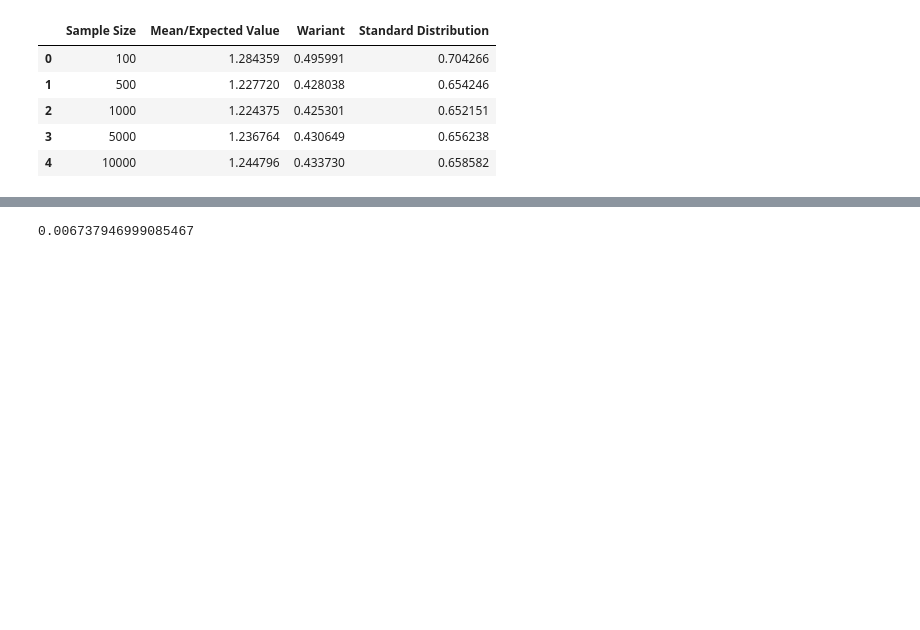
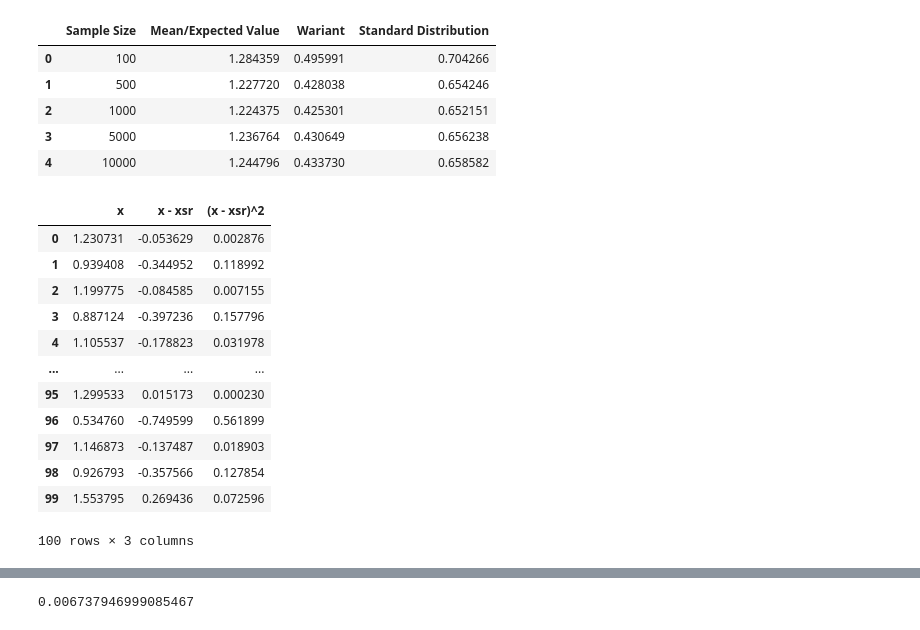
Before and after one commit to slaweksystem/Studia, a Jupyter notebook: Semestr 1/Procesy stochastyczne/zad-1.ipynb, the cells around one changed output, grey strips where cells are left out. Cells and saved outputs as stored; diff of their text form; code cells hidden in the pictures; blank space fills up the shorter version.

```diff
--- a/Semestr 1/Procesy stochastyczne/zad-1.ipynb
+++ b/Semestr 1/Procesy stochastyczne/zad-1.ipynb
@@ -5,9 +5,8 @@ import pandas as pd
 
 np.random.seed(69420)
 
-# Liczba próbek
+# częstotliwość
 n = 10000
-sample_sizes = [100, 500, 1000, 5000, n]
 
 # Parametry symulacji
 sigma = 1.0             # Parametr sigma rozkładu Rayleigha
@@ -15,15 +14,16 @@ sampling_freq = n  # Częstotliwość próbkowania w Hz
 duration = 1            # Czas trwania sygnału w sekundach
 num_samples = int(sampling_freq * duration)  # Liczba próbek
 
+sample_sizes = [100, 500, 1000, 5000, num_samples] # Liczba różnych próbek
+
 # Generowanie szumu Rayleigha
 rayleigh_noise = np.random.rayleigh(scale=sigma, size=num_samples)
 
 # Wizualizacja szumu
 for samples in sample_sizes:
-    x_time = np.array([x/n for x in range(samples)])
+    x_time = np.array([x/n * duration for x in range(samples)])
     plt.figure(figsize=(14, 6))
     plt.plot(x_time, rayleigh_noise[:samples], color="blue", alpha=0.7)
-    #plt.xlim((0,1))
     plt.title(f"Szum o rozkładzie Rayleigha ($\\sigma=1.0$) dla {samples} próbek przy częstotliwości badania: {n}Hz")
     plt.xlabel("Czas (Sekundy)", )
     plt.ylabel("Amplituda")
@@ -100,7 +100,7 @@ for i in range(len(sample_sizes)):
 [figure]
 [figure]
 # %%
-statistic_tables = [pd.DataFrame]
+statistic_tables = []
 summary_table = pd.DataFrame(sample_sizes, columns=["Sample Size"])
 rayleigh_noise_means = []
 rayleigh_noise_wariants = []
@@ -130,6 +130,22 @@ summary_table
 | 2 | 1000 | 1.224375 | 0.425301 | 0.652151 |
 | 3 | 5000 | 1.236764 | 0.430649 | 0.656238 |
 | 4 | 10000 | 1.244796 | 0.433730 | 0.658582 |
+# %%
+statistic_tables[0]
+# %% [output]
+|  | x | x - xsr | (x - xsr)^2 |
+| 0 | 1.230731 | -0.053629 | 0.002876 |
+| 1 | 0.939408 | -0.344952 | 0.118992 |
+| 2 | 1.199775 | -0.084585 | 0.007155 |
+| 3 | 0.887124 | -0.397236 | 0.157796 |
+| 4 | 1.105537 | -0.178823 | 0.031978 |
+| ... | ... | ... | ... |
+| 95 | 1.299533 | 0.015173 | 0.000230 |
+| 96 | 0.534760 | -0.749599 | 0.561899 |
+| 97 | 1.146873 | -0.137487 | 0.018903 |
+| 98 | 0.926793 | -0.357566 | 0.127854 |
+| 99 | 1.553795 | 0.269436 | 0.072596 |
+100 rows × 3 columns
 # %%
 import math
 
```
Also changed, not shown: parts of 1 cell of this notebook, 3 other files.
